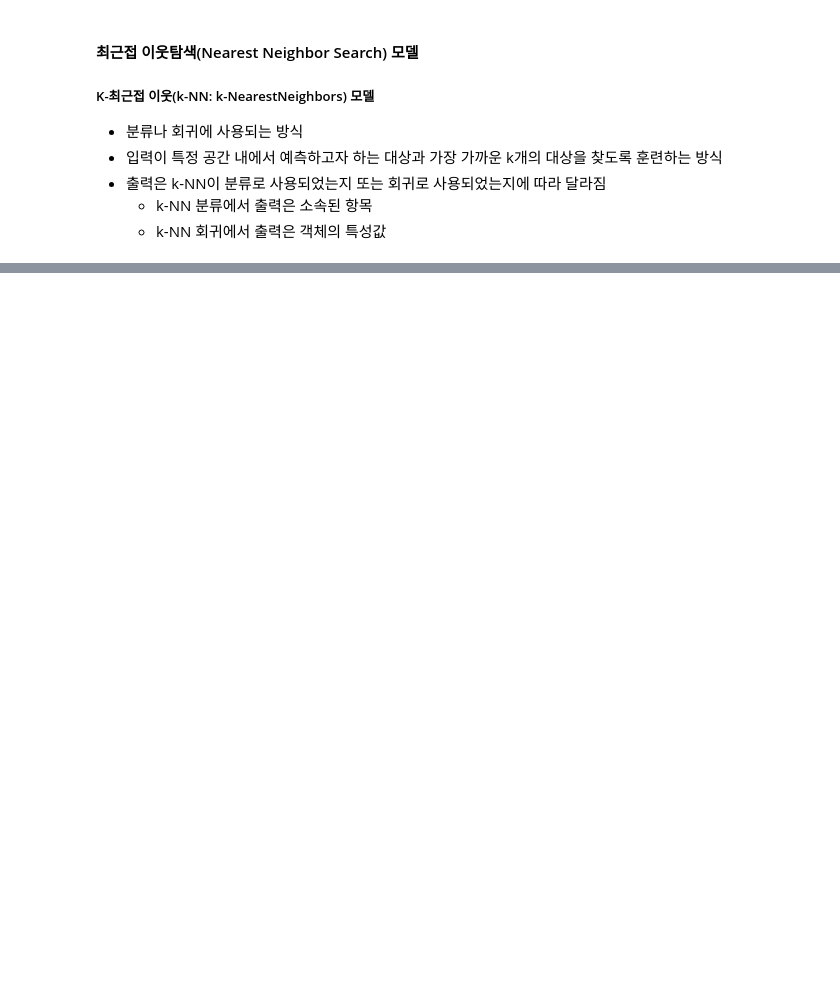
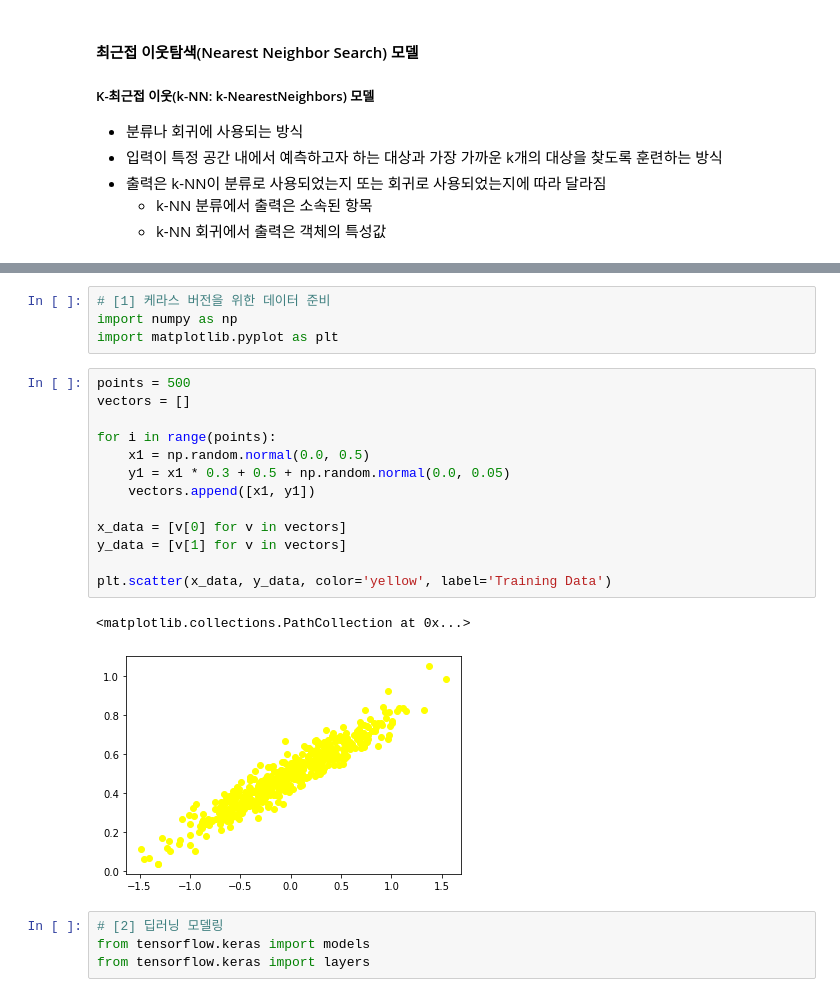
Before and after one commit to swleexz/TIL, a Jupyter notebook: 01_bigdata_ai_via_python/08_machine_learning.ipynb, the cells around one changed output, grey strips where cells are left out. Cells and saved outputs as stored; diff of their text form; blank space fills up the shorter version.

```diff
--- a/01_bigdata_ai_via_python/08_machine_learning.ipynb
+++ b/01_bigdata_ai_via_python/08_machine_learning.ipynb
@@ -341,0 +552,24 @@ print(accuracy_score(y_test, predictions))
+# %%
+# [1] 케라스 버전을 위한 데이터 준비
+import numpy as np
+import matplotlib.pyplot as plt
+# %%
+points = 500
+vectors = []
+
+for i in range(points):
+    x1 = np.random.normal(0.0, 0.5)
+    y1 = x1 * 0.3 + 0.5 + np.random.normal(0.0, 0.05)
+    vectors.append([x1, y1])
+
+x_data = [v[0] for v in vectors]
+y_data = [v[1] for v in vectors]
+
+plt.scatter(x_data, y_data, color='yellow', label='Training Data')
+# %% [output]
+<matplotlib.collections.PathCollection at 0x...>
+[figure, added]
+# %%
+# [2] 딥러닝 모델링
+from tensorflow.keras import models
+from tensorflow.keras import layers
```
Also changed, not shown: parts of 35 cells of this notebook.
